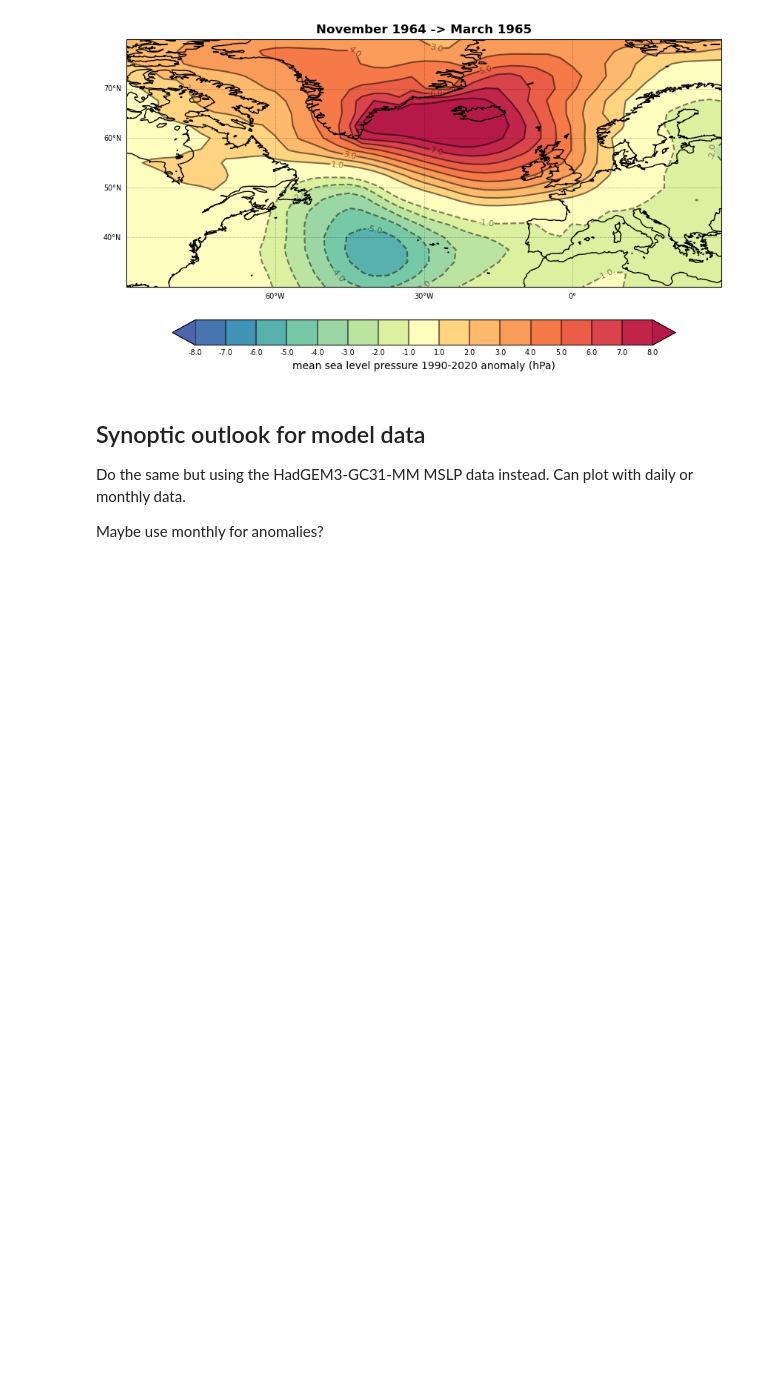
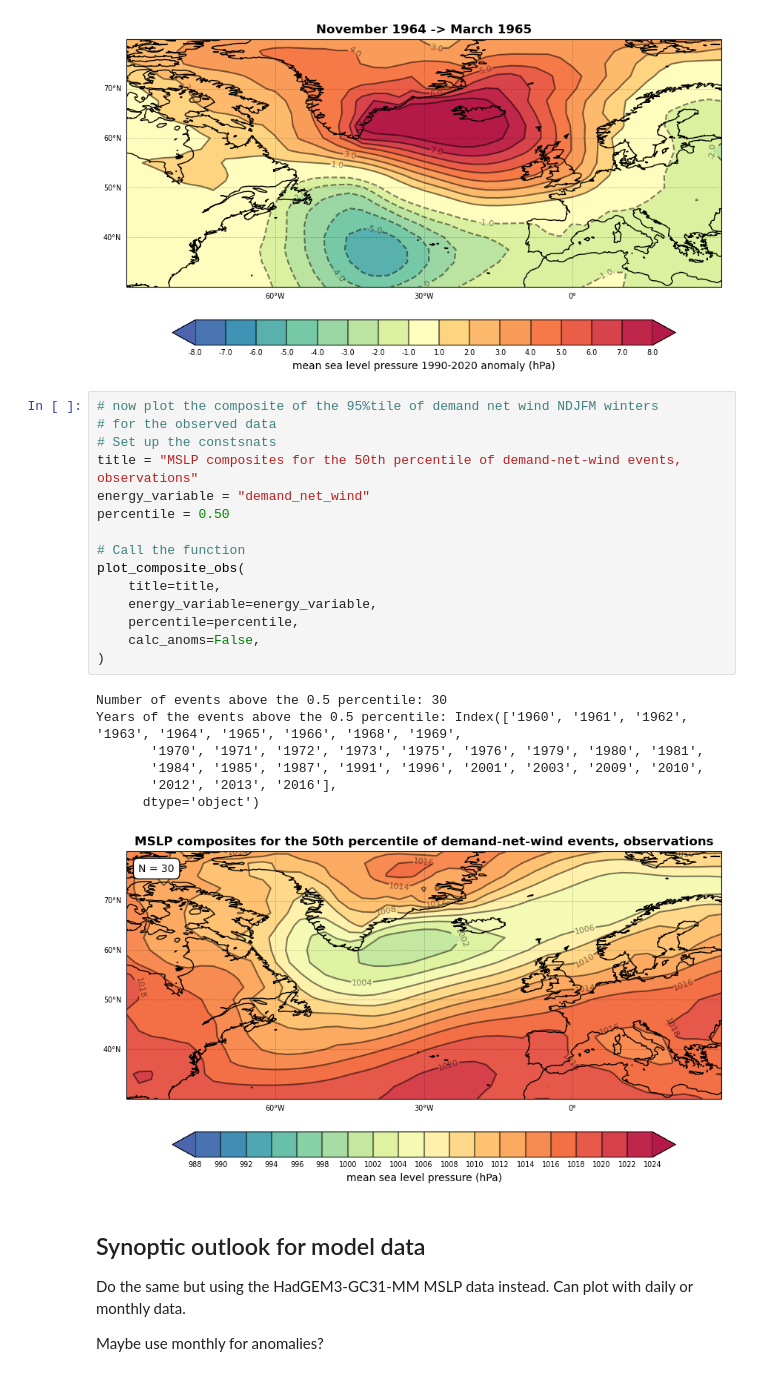
Before and after one commit to benhutchmet/unseen_multi_year, a Jupyter notebook: exploring_ind_events.ipynb, the cells around one changed output. Cells and saved outputs as stored; diff of their text form; blank space fills up the shorter version.

Commit message:
compositing worst demand net wind events

```diff
--- a/exploring_ind_events.ipynb
+++ b/exploring_ind_events.ipynb
@@ -564,6 +566,29 @@ plot_mslp_anoms(
 # %% [output]
 months to subset to: [11, 12, 1, 2, 3]
 [figure]
+# %%
+# now plot the composite of the 95%tile of demand net wind NDJFM winters
+# for the observed data
+# Set up the constsnats
+title = "MSLP composites for the 50th percentile of demand-net-wind events, observations"
+energy_variable = "demand_net_wind"
+percentile = 0.50
+
+# Call the function
+plot_composite_obs(
+    title=title,
+    energy_variable=energy_variable,
+    percentile=percentile,
+    calc_anoms=False,
+)
+# %% [output]
+Number of events above the 0.5 percentile: 30
+Years of the events above the 0.5 percentile: Index(['1960', '1961', '1962', '1963', '1964', '1965', '1966', '1968', '1969',
+       '1970', '1971', '1972', '1973', '1975', '1976', '1979', '1980', '1981',
+       '1984', '1985', '1987', '1991', '1996', '2001', '2003', '2009', '2010',
+       '2012', '2013', '2016'],
+      dtype='object')
+[figure, added]
 # %% [markdown]
 ## Synoptic outlook for model data ##
 
```
Also changed, not shown: parts of 4 cells of this notebook, 1 other file.
